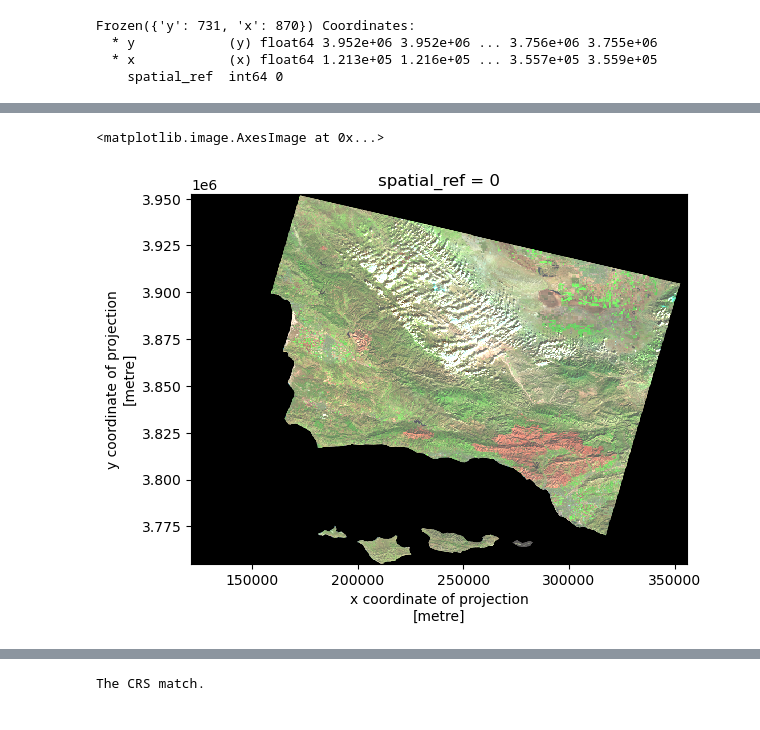
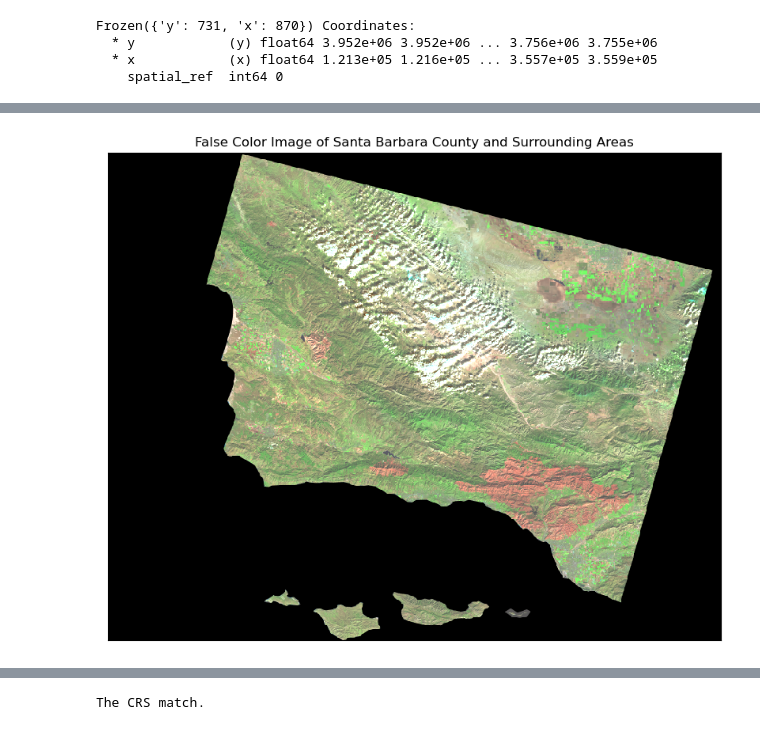
Before and after one commit to rfswick/rfswick.github.io, a Jupyter notebook: blogs/2024-12-04-thomas-fire-analysis/index.ipynb, the cells around one changed output, grey strips where cells are left out. Saved outputs shown, nothing was run; the diff lists cells and outputs as text; code cells hidden in the pictures.

```diff
--- a/blogs/2024-12-04-thomas-fire-analysis/index.ipynb
+++ b/blogs/2024-12-04-thomas-fire-analysis/index.ipynb
@@ -111,8 +152,23 @@ The cloud RGB values are outliers compared to the values of the rest of the imag
 # %%
+# Plot
+fig, ax = plt.subplots(figsize=(10, 8))
+
 # Create a false color image of Santa Barbara County
 landsat[['swir22', 'nir08', 'red']].to_array().plot.imshow(robust=True)
+
+# Add title
+ax.set_title("False Color Image of Santa Barbara County and Surrounding Areas")
+
+# Remove axes ticks
+ax.set_xticks([])
+ax.set_yticks([])
+
+# Remove axes labels
+ax.set_xlabel("")
+ax.set_ylabel("")
+
+plt.show()
 # %% [output]
-<matplotlib.image.AxesImage at 0x...>
-[figure, old version]
+[figure, new version]
 # %% [markdown]
 ## False Color Map of the 2017 Thomas Fire
```
Also changed, not shown: parts of 23 cells of this notebook, 9 other files.
